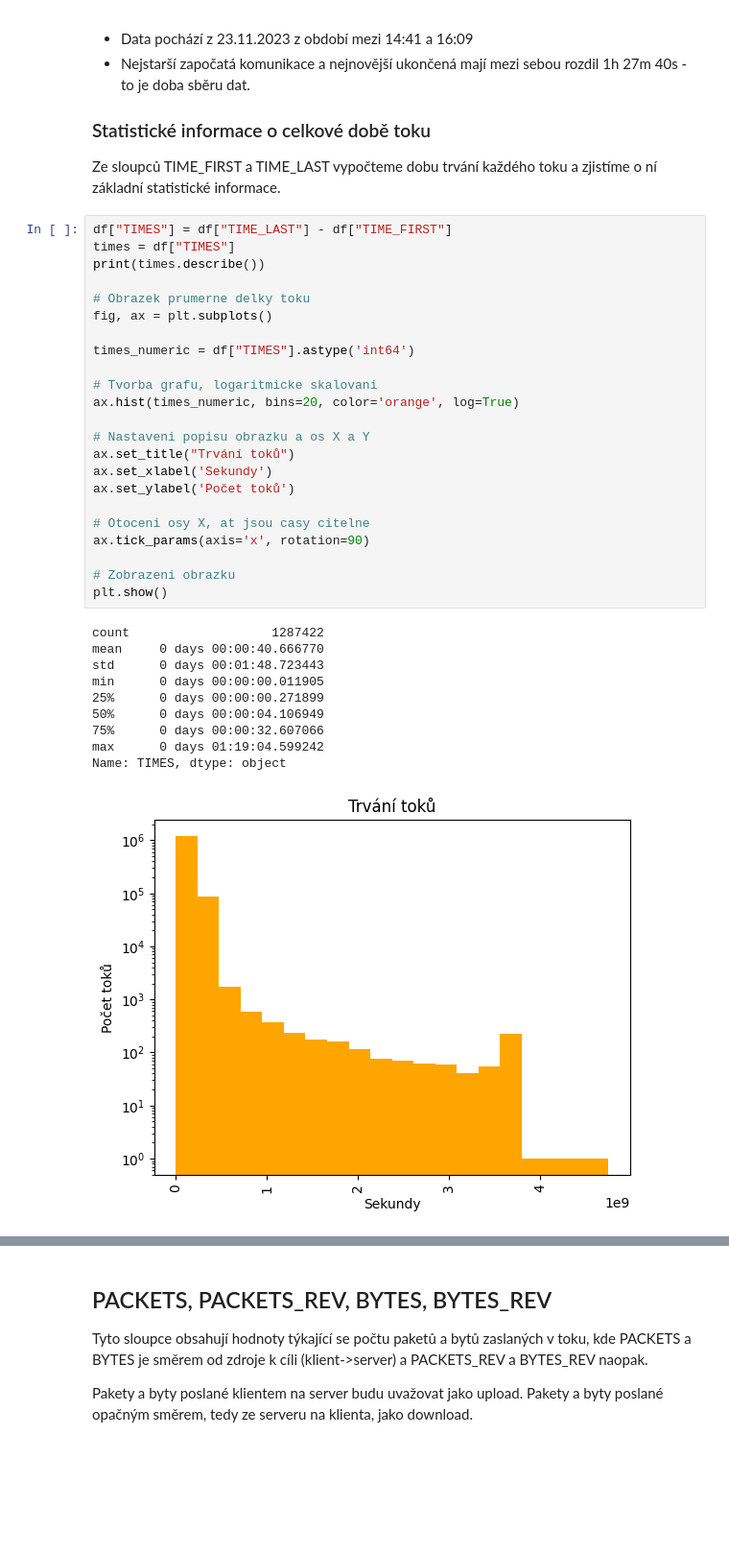
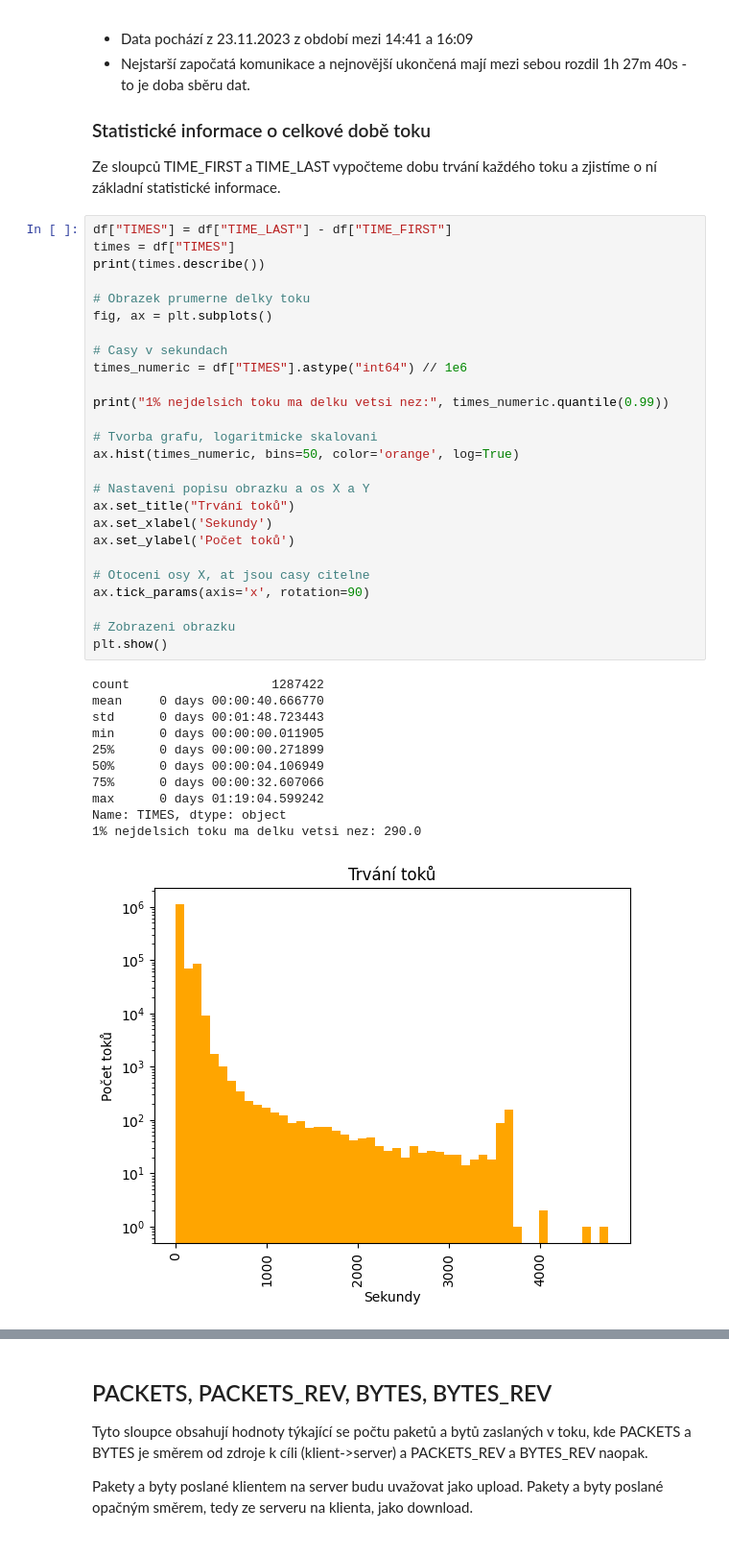
Before and after one commit to Aenariss/pds-projekt, a Jupyter notebook: analysis.ipynb, the cells around one changed output, grey strips where cells are left out. Shown at 96% size. Saved outputs shown, nothing was run; the diff lists cells and outputs as text; blank space fills up the shorter version.

```diff
--- a/analysis.ipynb
+++ b/analysis.ipynb
@@ -419,36 +419,40 @@ Ze sloupců TIME_FIRST a TIME_LAST vypočteme dobu trvání každého toku a zji
 df["TIMES"] = df["TIME_LAST"] - df["TIME_FIRST"]
 times = df["TIMES"]
 print(times.describe())
 
 # Obrazek prumerne delky toku
 fig, ax = plt.subplots()
 
-times_numeric = df["TIMES"].astype('int64')
+# Casy v sekundach
+times_numeric = df["TIMES"].astype("int64") // 1e6
+
+print("1% nejdelsich toku ma delku vetsi nez:", times_numeric.quantile(0.99))
 
 # Tvorba grafu, logaritmicke skalovani
-ax.hist(times_numeric, bins=20, color='orange', log=True)
+ax.hist(times_numeric, bins=50, color='orange', log=True)
 
 # Nastaveni popisu obrazku a os X a Y
 ax.set_title("Trvání toků")
 ax.set_xlabel('Sekundy')
 ax.set_ylabel('Počet toků')
 
 # Otoceni osy X, at jsou casy citelne
 ax.tick_params(axis='x', rotation=90)
 
 # Zobrazeni obrazku
 plt.show()
 # %% [output]
 count                   1287422
 mean     0 days 00:00:40.666770
 std      0 days 00:01:48.723443
 min      0 days 00:00:00.011905
 25%      0 days 00:00:00.271899
 50%      0 days 00:00:04.106949
 75%      0 days 00:00:32.607066
 max      0 days 01:19:04.599242
 Name: TIMES, dtype: object
+1% nejdelsich toku ma delku vetsi nez: 290.0
-[figure, old version]
+[figure, new version]
 # %% [markdown]
 #### Základní statistiky doby toku
 - Průměrná doba trvání jednoho toku byla **40.66** vteřin.
```
Also changed, not shown: parts of 2 cells of this notebook, 1 other file.
